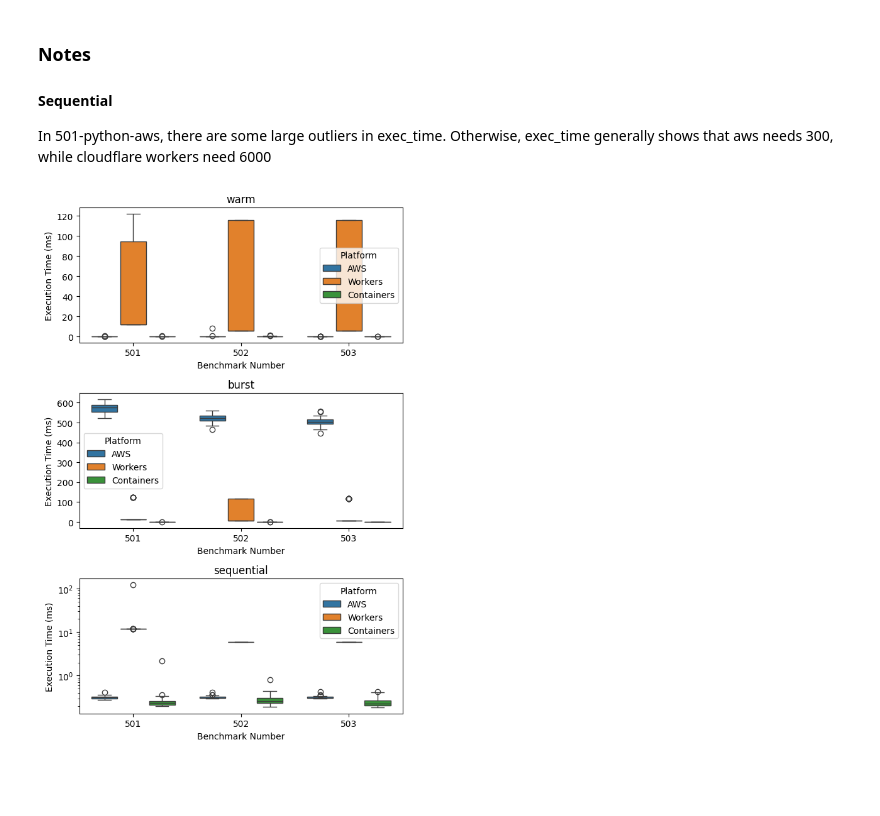
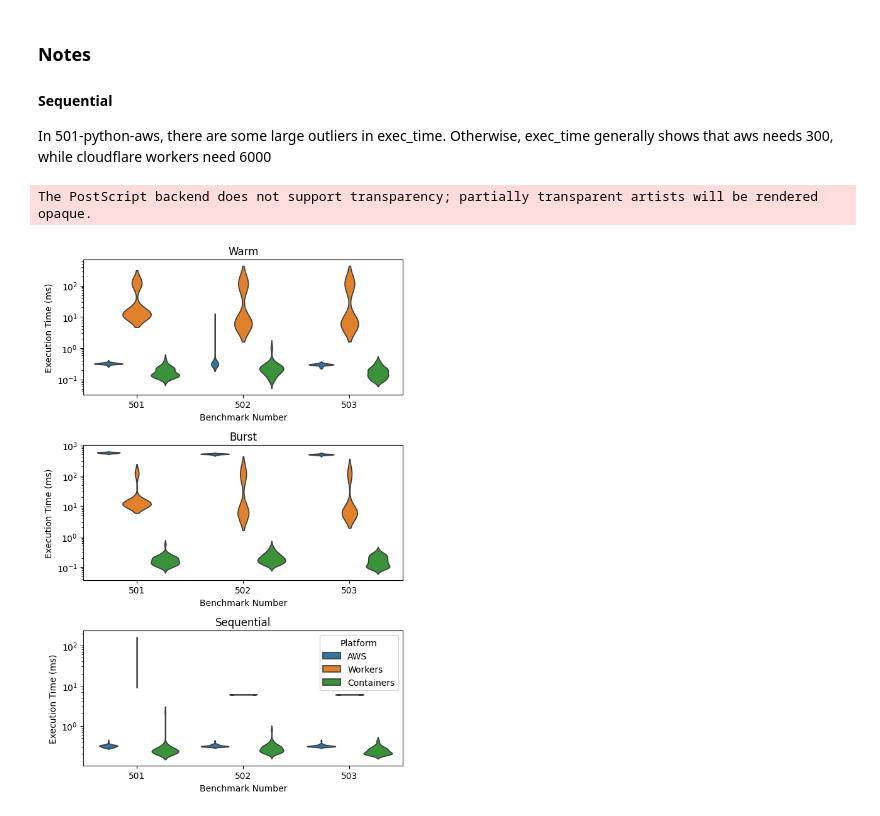
Before and after one commit to ldzgch/serverless-benchmarks-cloudflare, a Jupyter notebook: analysis_500.ipynb, the cells around one changed output. Saved outputs shown, nothing was run; the diff lists cells and outputs as text; code cells hidden in the pictures; blank space fills up the shorter version.

```diff
--- a/analysis_500.ipynb
+++ b/analysis_500.ipynb
@@ -84,21 +84,23 @@ Otherwise, exec_time generally shows that aws needs 300, while cloudflare worker
 # %%
 
 fig, axs = plt.subplots(3)
 fig.set_figwidth(6)
 fig.set_figheight(9)
 types = ["warm", "burst", "sequential"]
 for ax, t in zip(axs, types):
     data_plot = pd.DataFrame.copy(data[data["type"] == t])
     data_plot["exec_time"] /= 1000
 
-    if t == "sequential":
-        ax.set_yscale("log")
+    ax.set_yscale("log")
     ax.set_ylabel("Execution Time (ms)")
     ax.set_xlabel("Benchmark Number")
-    ax.set_title(t)
-    sns.boxplot(data_plot, x="id", y="exec_time", hue="Platform", gap=0.1, ax= ax)
+    ax.set_title(t.capitalize())
+    sns.violinplot(data_plot, x="id", y="exec_time", hue="Platform",  ax= ax, inner=None, legend=(t == "sequential"))
+
 fig.tight_layout()
+fig.savefig("../WIP_500_benchmarks3.eps")
 # %% [output]
+The PostScript backend does not support transparency; partially transparent artists will be rendered opaque.
-[figure, old version]
+[figure, new version]
 # %%
 data.to_csv("all500results_new_aws.csv")
```
Also changed, not shown: parts of 1 cell of this notebook.
